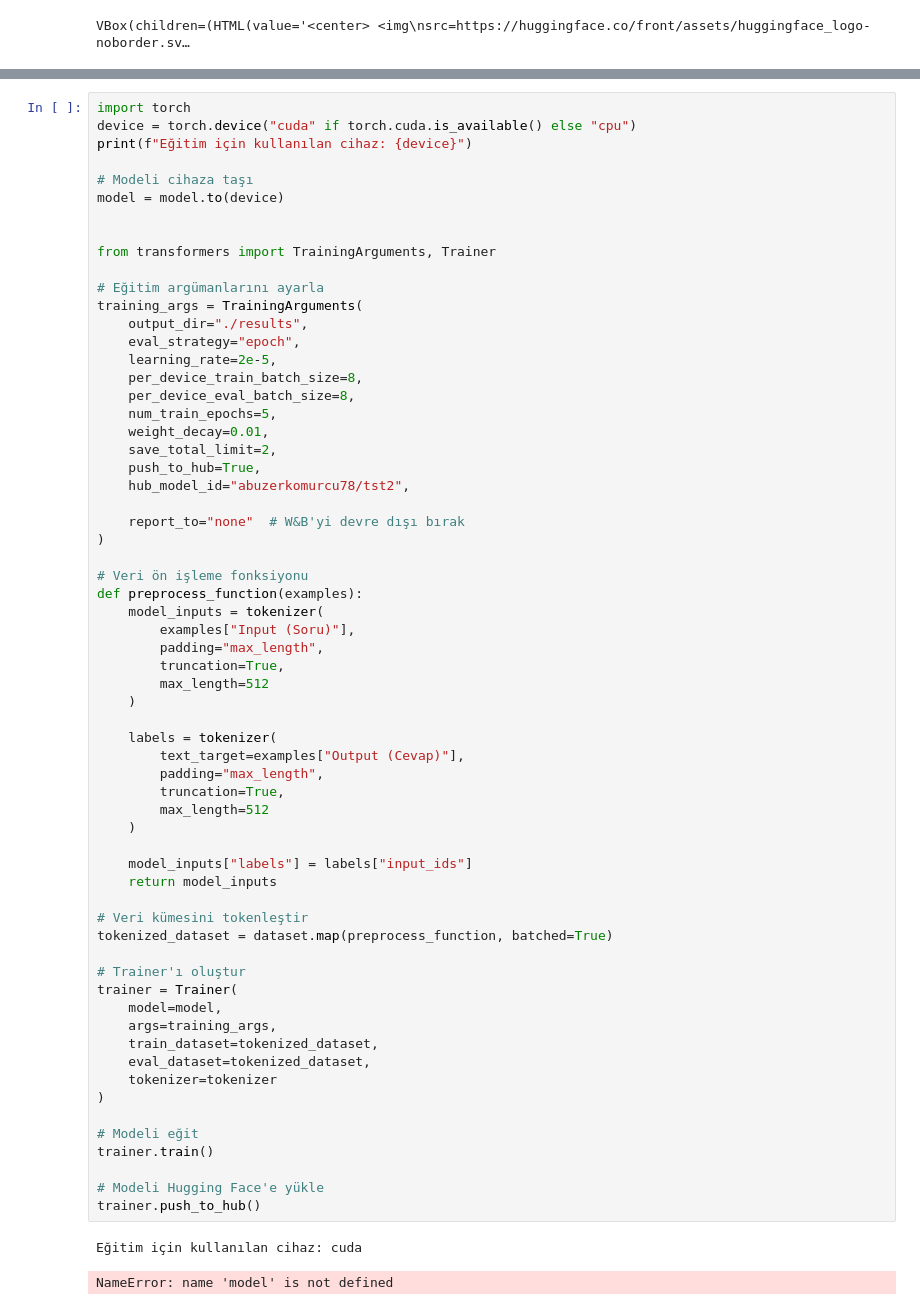
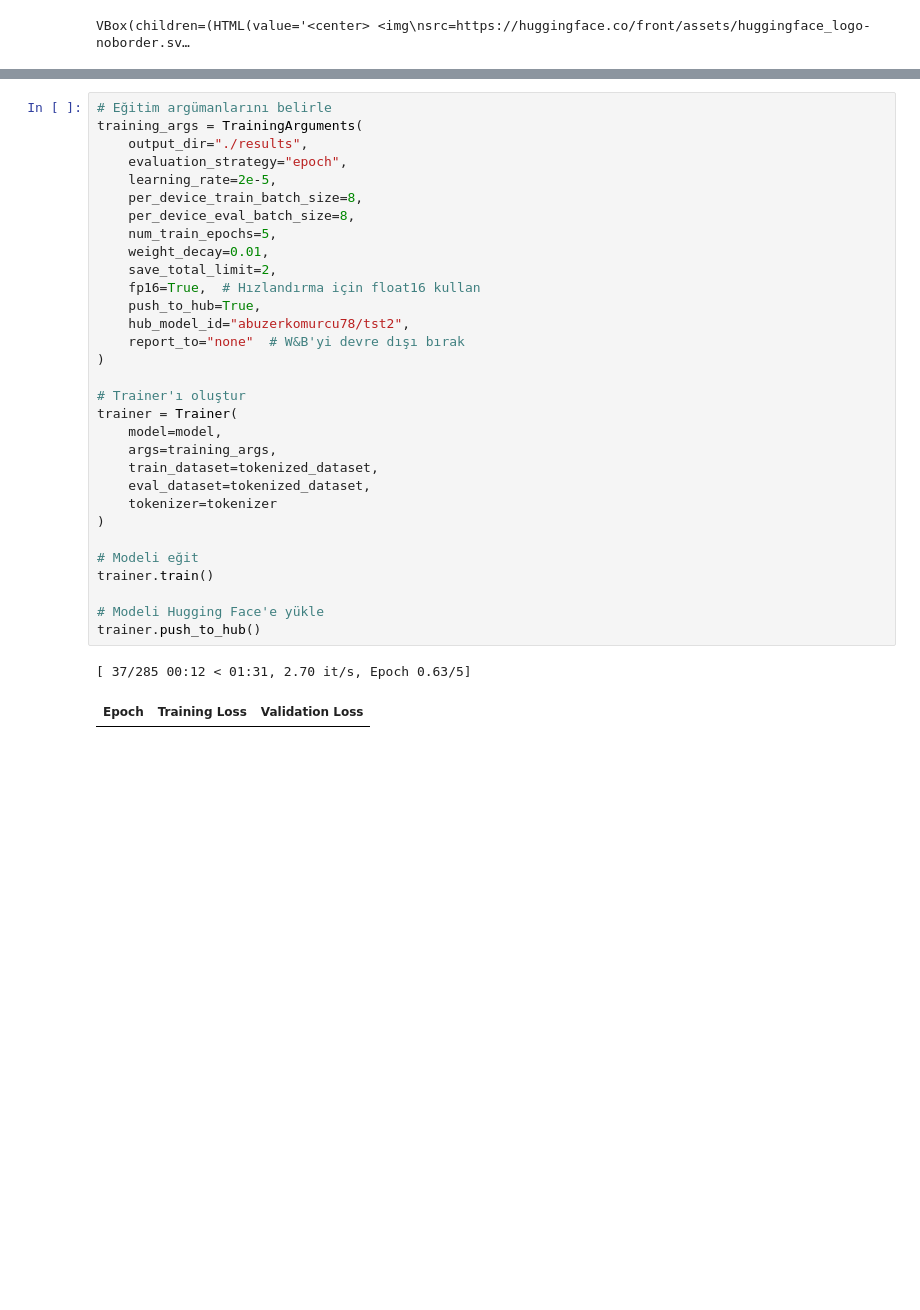
Before and after one commit to FarukKaramanVektorel/yz, a Jupyter notebook: fineTunning_02_03_2025.ipynb, the cells around one changed output, grey strips where cells are left out. Drawn from its saved outputs; the diff is of its cells as text; blank space fills up the shorter version.

```diff
--- a/fineTunning_02_03_2025.ipynb
+++ b/fineTunning_02_03_2025.ipynb
@@ -101,66 +117,34 @@ NameError: name 'dataset' is not defined
 # %%
-import torch
-device = torch.device("cuda" if torch.cuda.is_available() else "cpu")
-print(f"Eğitim için kullanılan cihaz: {device}")
-
-# Modeli cihaza taşı
-model = model.to(device)
-
-
-from transformers import TrainingArguments, Trainer
-
-# Eğitim argümanlarını ayarla
+# Eğitim argümanlarını belirle
 training_args = TrainingArguments(
     output_dir="./results",
-    eval_strategy="epoch",
+    evaluation_strategy="epoch",
     learning_rate=2e-5,
     per_device_train_batch_size=8,
     per_device_eval_batch_size=8,
     num_train_epochs=5,
     weight_decay=0.01,
     save_total_limit=2,
+    fp16=True,  # Hızlandırma için float16 kullan
     push_to_hub=True,
     hub_model_id="abuzerkomurcu78/tst2",
-
     report_to="none"  # W&B'yi devre dışı bırak
 )
-
-# Veri ön işleme fonksiyonu
-def preprocess_function(examples):
-    model_inputs = tokenizer(
-        examples["Input (Soru)"],
-        padding="max_length",
-        truncation=True,
-        max_length=512
-    )
-
-    labels = tokenizer(
-        text_target=examples["Output (Cevap)"],
-        padding="max_length",
-        truncation=True,
-        max_length=512
-    )
-
-    model_inputs["labels"] = labels["input_ids"]
-    return model_inputs
-
-# Veri kümesini tokenleştir
-tokenized_dataset = dataset.map(preprocess_function, batched=True)
 
 # Trainer'ı oluştur
 trainer = Trainer(
     model=model,
     args=training_args,
     train_dataset=tokenized_dataset,
     eval_dataset=tokenized_dataset,
     tokenizer=tokenizer
 )
 
 # Modeli eğit
 trainer.train()
 
 # Modeli Hugging Face'e yükle
 trainer.push_to_hub()
 # %% [output]
-Eğitim için kullanılan cihaz: cuda
+[ 37/285 00:12 < 01:31, 2.70 it/s, Epoch 0.63/5]
-NameError: name 'model' is not defined
+| Epoch | Training Loss | Validation Loss |
```
Also changed, not shown: parts of 5 cells of this notebook.
